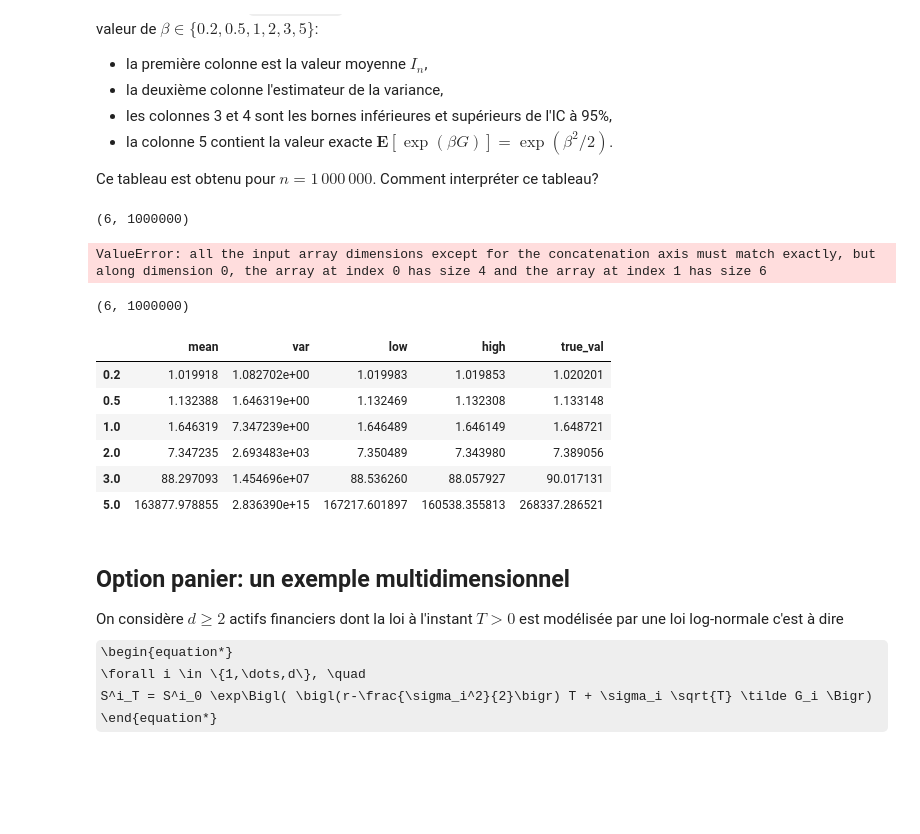
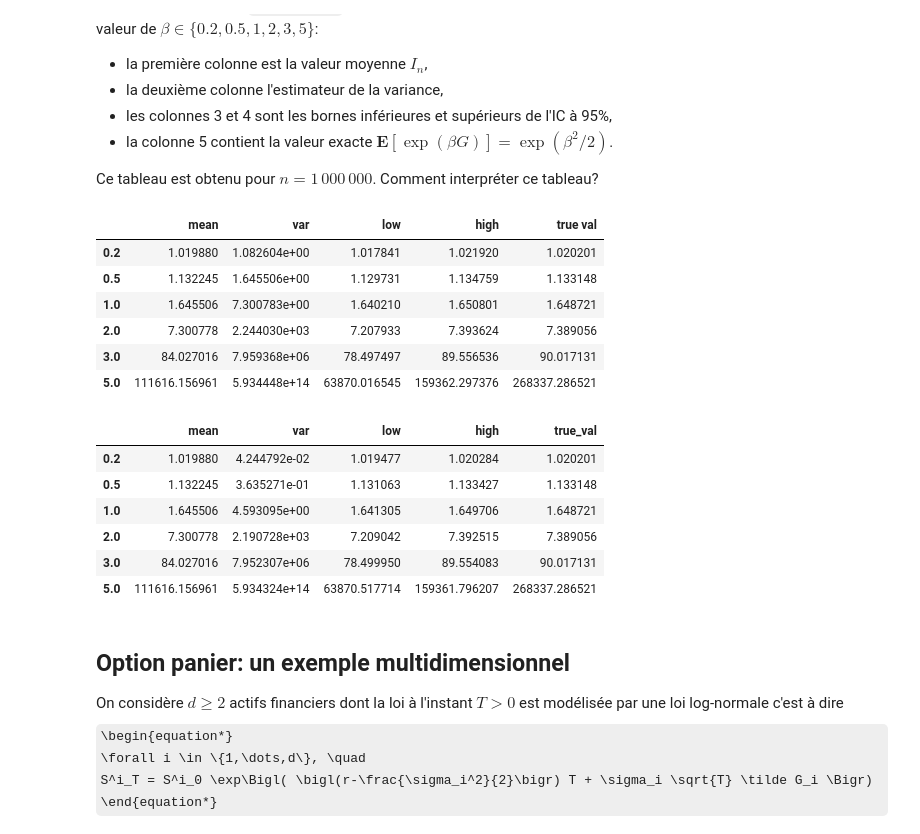
Before and after one commit to PolTibau/Probabilit-s-num-riques, a Jupyter notebook: TP/TP3 Sujet.ipynb, the cells around one changed output. Saved outputs shown, nothing was run; the diff lists cells and outputs as text; code cells hidden in the pictures; some formulas as TeX source; blank space fills up the shorter version.

```diff
--- a/TP/TP3 Sujet.ipynb
+++ b/TP/TP3 Sujet.ipynb
@@ -158,17 +166,19 @@ Ecrire une fonction `monte_carlo(sample, proba=0.95)` qui à partir d'un échant
 # %%
-def monte_carlo(sample, proba=0.95):
+def monte_carlo2(sample, proba=0.95):
     est = 1/len(sample[0]) * sample.sum(axis=1)
     sigma2 = 1/(len(sample[0])-1) * ((sample**2).sum(axis=1) - est**2)
-    ic_up = est+np.sqrt(sigma2/len(sample[0]))*stats.norm.ppf(1-proba/2)
-    ic_down = est-np.sqrt(sigma2/len(sample[0]))*stats.norm.ppf(1-proba/2)
-    return np.column_stack([est, sigma2, ic_up, ic_down])
+    alpha = 1-proba
+    ic_up = est+np.sqrt(sigma2/len(sample[0]))*stats.norm.ppf(1-alpha/2)
+    ic_down = est-np.sqrt(sigma2/len(sample[0]))*stats.norm.ppf(1-alpha/2)
+    return np.column_stack([est, sigma2, ic_down, ic_up])
-# %%
-def monte_carlo(sample, proba=0.95):
-    est = sample.mean()
-    sigma2 = np.var(sample,ddof=1)
-    ic_up = est+np.sqrt(sigma2/len(sample))*stats.norm.ppf(1-proba/2)
-    ic_down = est-np.sqrt(sigma2/len(sample))*stats.norm.ppf(1-proba/2)
-    return est, sigma2, ic_up, ic_down
+# %%
+def monte_carlo(sample, proba=0.95):
+    est = sample.mean(axis=1)
+    sigma2 = np.var(sample,ddof=1,axis=1)
+    alpha = 1-proba
+    ic_up = est+np.sqrt(sigma2/len(sample[0]))*stats.norm.ppf(1-alpha/2)
+    ic_down = est-np.sqrt(sigma2/len(sample[0]))*stats.norm.ppf(1-alpha/2)
+    return est, sigma2, ic_down, ic_up
 # %% [markdown]
 ### Question: premier exemple
 
@@ -185,41 +195,43 @@ import pandas as pd
 
 beta = np.array([0.2, 0.5, 1, 2, 3, 5])
 n = 1000000
-
+np.random.seed(42)
 G = stats.norm.rvs(size=n)
 sample = np.array([np.exp(b*G) for b in beta])
-print(sample.shape)
-result = monte_carlo(sample)
-result = np.column_stack([result, np.exp(beta**2/2)])
+result = np.column_stack([monte_carlo2(sample), np.exp(beta**2/2)])
 
 res = pd.DataFrame(result, columns=["mean", "var", "low", "high", "true val"], index=beta)
 res
 # %% [output]
-(6, 1000000)
-ValueError: all the input array dimensions except for the concatenation axis must match exactly, but along dimension 0, the array at index 0 has size 4 and the array at index 1 has size 6
+|  | mean | var | low | high | true val |
+| 0.2 | 1.019880 | 1.082604e+00 | 1.017841 | 1.021920 | 1.020201 |
+| 0.5 | 1.132245 | 1.645506e+00 | 1.129731 | 1.134759 | 1.133148 |
+| 1.0 | 1.645506 | 7.300783e+00 | 1.640210 | 1.650801 | 1.648721 |
+| 2.0 | 7.300778 | 2.244030e+03 | 7.207933 | 7.393624 | 7.389056 |
+| 3.0 | 84.027016 | 7.959368e+06 | 78.497497 | 89.556536 | 90.017131 |
+| 5.0 | 111616.156961 | 5.934448e+14 | 63870.016545 | 159362.297376 | 268337.286521 |
 # %%
 import pandas as pd
 
 beta = np.array([0.2, 0.5, 1, 2, 3, 5])
 n = 1000000
-
+np.random.seed(42)
 G = stats.norm.rvs(size=n)
 sample = np.array([np.exp(b*G) for b in beta])
-print(sample.shape)
 result = monte_carlo(sample)
+result = np.array(result).T
 
 res = pd.DataFrame(result, columns=["mean", "var", "low", "high"], index=beta)
 res["true_val"] = np.exp(0.5*np.array(beta)**2)
 res
 # %% [output]
-(6, 1000000)
 |  | mean | var | low | high | true_val |
-| 0.2 | 1.019918 | 1.082702e+00 | 1.019983 | 1.019853 | 1.020201 |
-| 0.5 | 1.132388 | 1.646319e+00 | 1.132469 | 1.132308 | 1.133148 |
-| 1.0 | 1.646319 | 7.347239e+00 | 1.646489 | 1.646149 | 1.648721 |
-| 2.0 | 7.347235 | 2.693483e+03 | 7.350489 | 7.343980 | 7.389056 |
-| 3.0 | 88.297093 | 1.454696e+07 | 88.536260 | 88.057927 | 90.017131 |
-| 5.0 | 163877.978855 | 2.836390e+15 | 167217.601897 | 160538.355813 | 268337.286521 |
+| 0.2 | 1.019880 | 4.244792e-02 | 1.019477 | 1.020284 | 1.020201 |
+| 0.5 | 1.132245 | 3.635271e-01 | 1.131063 | 1.133427 | 1.133148 |
+| 1.0 | 1.645506 | 4.593095e+00 | 1.641305 | 1.649706 | 1.648721 |
+| 2.0 | 7.300778 | 2.190728e+03 | 7.209042 | 7.392515 | 7.389056 |
+| 3.0 | 84.027016 | 7.952307e+06 | 78.499950 | 89.554083 | 90.017131 |
+| 5.0 | 111616.156961 | 5.934324e+14 | 63870.517714 | 159361.796207 | 268337.286521 |
 # %% [markdown]
 ## Option panier: un exemple multidimensionnel
 
```
Also changed, not shown: parts of 14 cells of this notebook, 1 other file.
